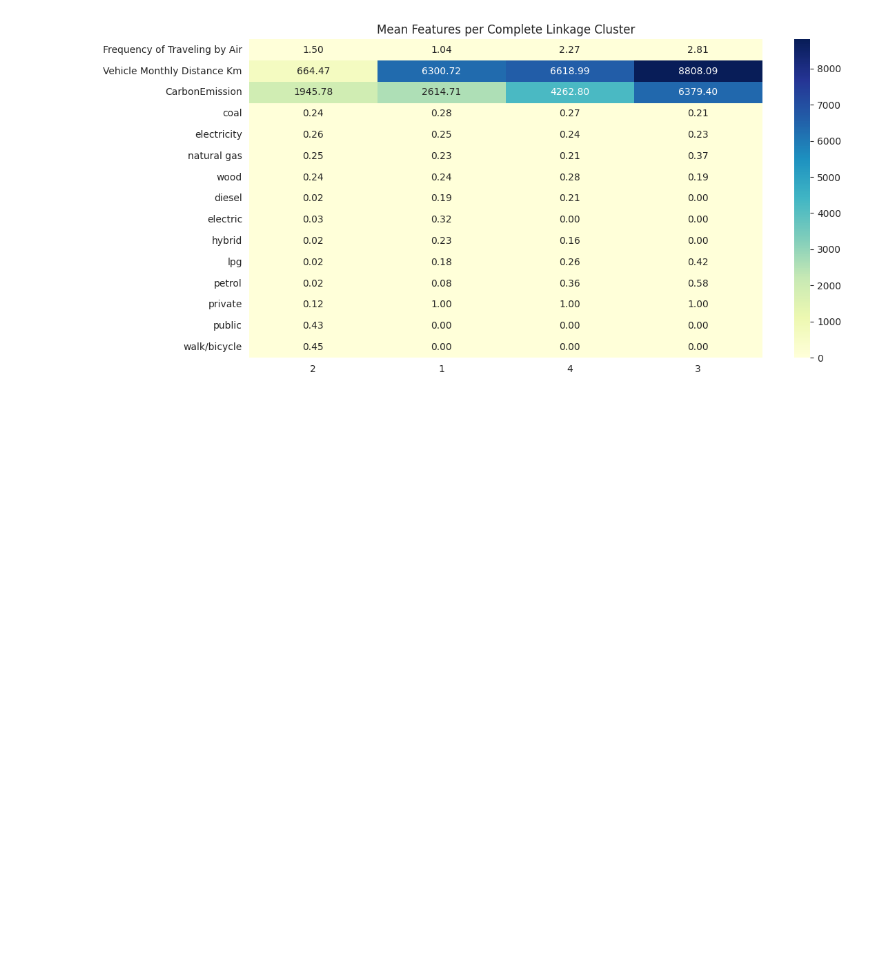
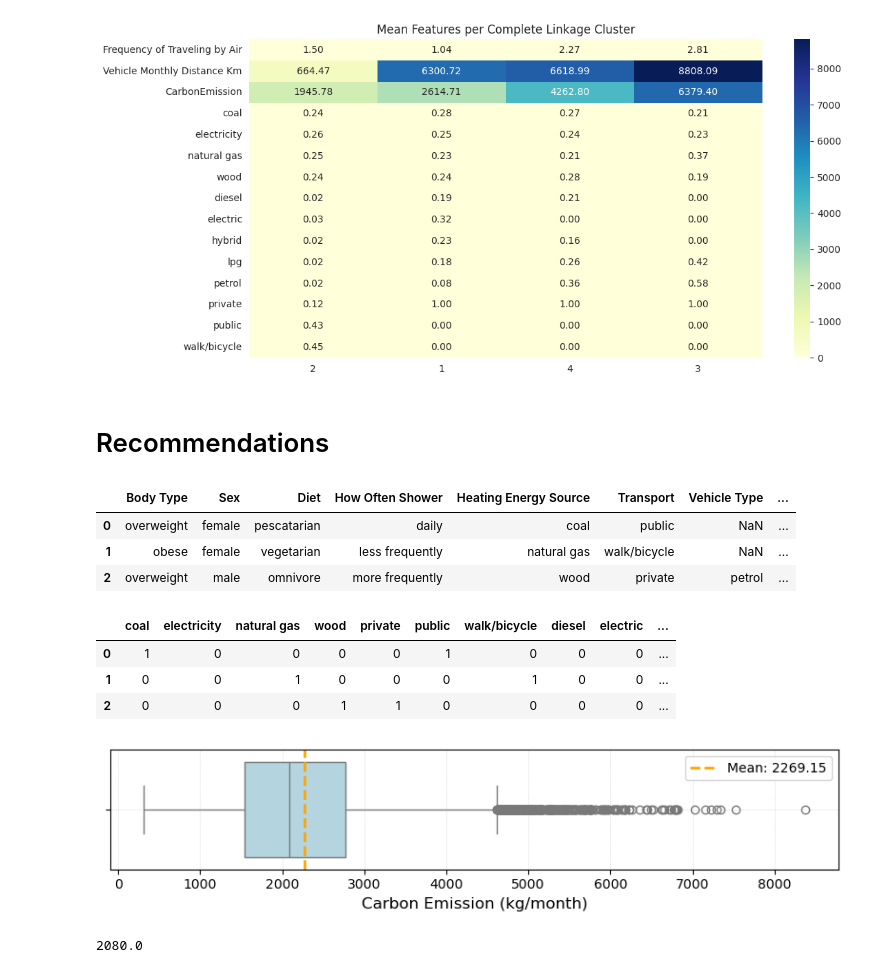
Before and after one commit to JerryYan24/CarbonFootprint, a Jupyter notebook: merged_notebook.ipynb, the cells around one changed output. Saved outputs shown, nothing was run; the diff lists cells and outputs as text; code cells hidden in the pictures; blank space fills up the shorter version.

Commit message:
Adding the Recommendations Before_after_Standing.ipynb code to the merge notebook

```diff
--- a/merged_notebook.ipynb
+++ b/merged_notebook.ipynb
@@ -786,3 +786,5 @@ plt.figure(figsize=(12, 6))
 sns.heatmap(dfc, annot=True, cmap='YlGnBu', fmt='.2f')
 plt.title('Mean Features per Complete Linkage Cluster')
 plt.show()
+# %% [markdown]
+# Recommendations
@@ -788,0 +796,53 @@ plt.show()
+# %%
+#Visulaizing the information present in a row from the original dataset
+df = pd.read_csv('../Data_extraction/CarbonEmission.csv')
+pd.set_option('display.max_columns', None)
+df.head(3)
+# %% [output]
+|  | Body Type | Sex | Diet | How Often Shower | Heating Energy Source | Transport | Vehicle Type | ... |
+| 0 | overweight | female | pescatarian | daily | coal | public | NaN | ... |
+| 1 | obese | female | vegetarian | less frequently | natural gas | walk/bicycle | NaN | ... |
+| 2 | overweight | male | omnivore | more frequently | wood | private | petrol | ... |
+# %%
+#Visualizing the information present in a row from the extracted dataset
+df = pd.read_csv('../Data_extraction/extracted_data_v1.csv')
+
+# change display settings to show all columns
+pd.set_option('display.max_columns', None)
+
+df.head(3)
+# %% [output]
+|  | coal | electricity | natural gas | wood | private | public | walk/bicycle | diesel | electric | ... |
+| 0 | 1 | 0 | 0 | 0 | 0 | 1 | 0 | 0 | 0 | ... |
+| 1 | 0 | 0 | 1 | 0 | 0 | 0 | 1 | 0 | 0 | ... |
+| 2 | 0 | 0 | 0 | 1 | 1 | 0 | 0 | 0 | 0 | ... |
+# %%
+#Calculating and visualizing the mean Carbon Emissions from the dataset
+plt.figure(figsize=(8, 2))
+sns.boxplot(data=df, x="CarbonEmission",color='lightblue')
+mean = df['CarbonEmission'].mean()
+#max = df['CarbonEmission'].max()
+#print(max)
+
+# add mean as orange line
+plt.axvline(df['CarbonEmission'].mean(), color='orange', linestyle='--', label=f'Mean: {mean:.2f}', linewidth=2)
+
+# Design adjustments
+plt.xlabel('Carbon Emission (kg/month)', fontsize=12)
+plt.legend(loc='upper right')
+
+plt.grid(True, linestyle=':', linewidth=0.5, alpha=0.7)  # Add Light grid
+
+plt.tight_layout()
+plt.show()
+# %% [output]
+[figure, added]
+# %%
+# calculate Median
+median_CE = df['CarbonEmission'].median()
+print(median_CE)
+
+# create new column
+df['lower_half_median'] = df['CarbonEmission'] <= median_CE
+# %% [output]
+2080.0
```
Also changed, not shown: parts of 20 cells of this notebook.
